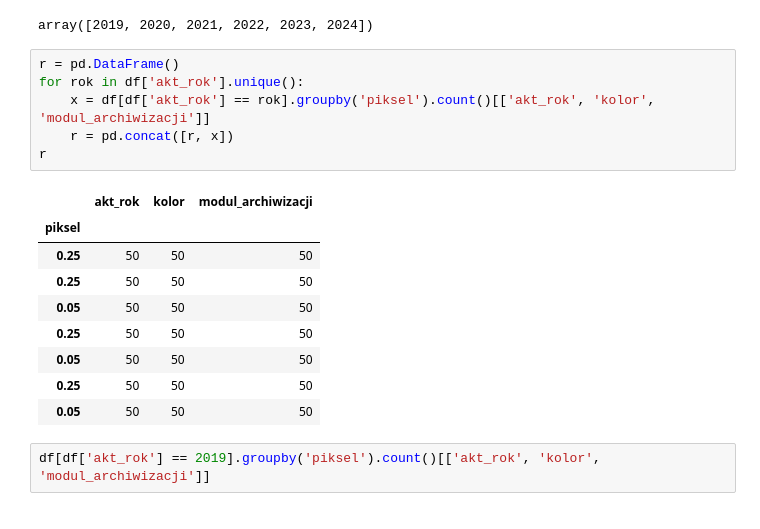
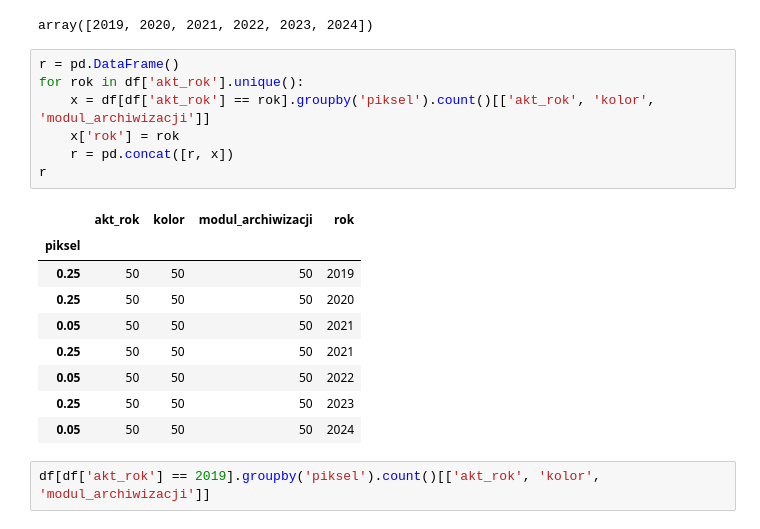
Before and after one commit to Sustainable3/Inference_data, a Jupyter notebook: ortophoto_reval.ipynb, the cells around one changed output. Cells and saved outputs as stored; diff of their text form.

```diff
--- a/ortophoto_reval.ipynb
+++ b/ortophoto_reval.ipynb
@@ -157,19 +178,20 @@ array([2019, 2020, 2021, 2022, 2023, 2024])
 # %%
 r = pd.DataFrame()
 for rok in df['akt_rok'].unique():
     x = df[df['akt_rok'] == rok].groupby('piksel').count()[['akt_rok', 'kolor', 'modul_archiwizacji']]
+    x['rok'] = rok
     r = pd.concat([r, x])
 r
 # %% [output]
-|  | akt_rok | kolor | modul_archiwizacji |
-| piksel |  |  |  |
-| 0.25 | 50 | 50 | 50 |
-| 0.25 | 50 | 50 | 50 |
-| 0.05 | 50 | 50 | 50 |
-| 0.25 | 50 | 50 | 50 |
-| 0.05 | 50 | 50 | 50 |
-| 0.25 | 50 | 50 | 50 |
-| 0.05 | 50 | 50 | 50 |
+|  | akt_rok | kolor | modul_archiwizacji | rok |
+| piksel |  |  |  |  |
+| 0.25 | 50 | 50 | 50 | 2019 |
+| 0.25 | 50 | 50 | 50 | 2020 |
+| 0.05 | 50 | 50 | 50 | 2021 |
+| 0.25 | 50 | 50 | 50 | 2021 |
+| 0.05 | 50 | 50 | 50 | 2022 |
+| 0.25 | 50 | 50 | 50 | 2023 |
+| 0.05 | 50 | 50 | 50 | 2024 |
 # %%
 df[df['akt_rok'] == 2019].groupby('piksel').count()[['akt_rok', 'kolor', 'modul_archiwizacji']]
 # %% [output]
```
Also changed, not shown: parts of 4 cells of this notebook.
